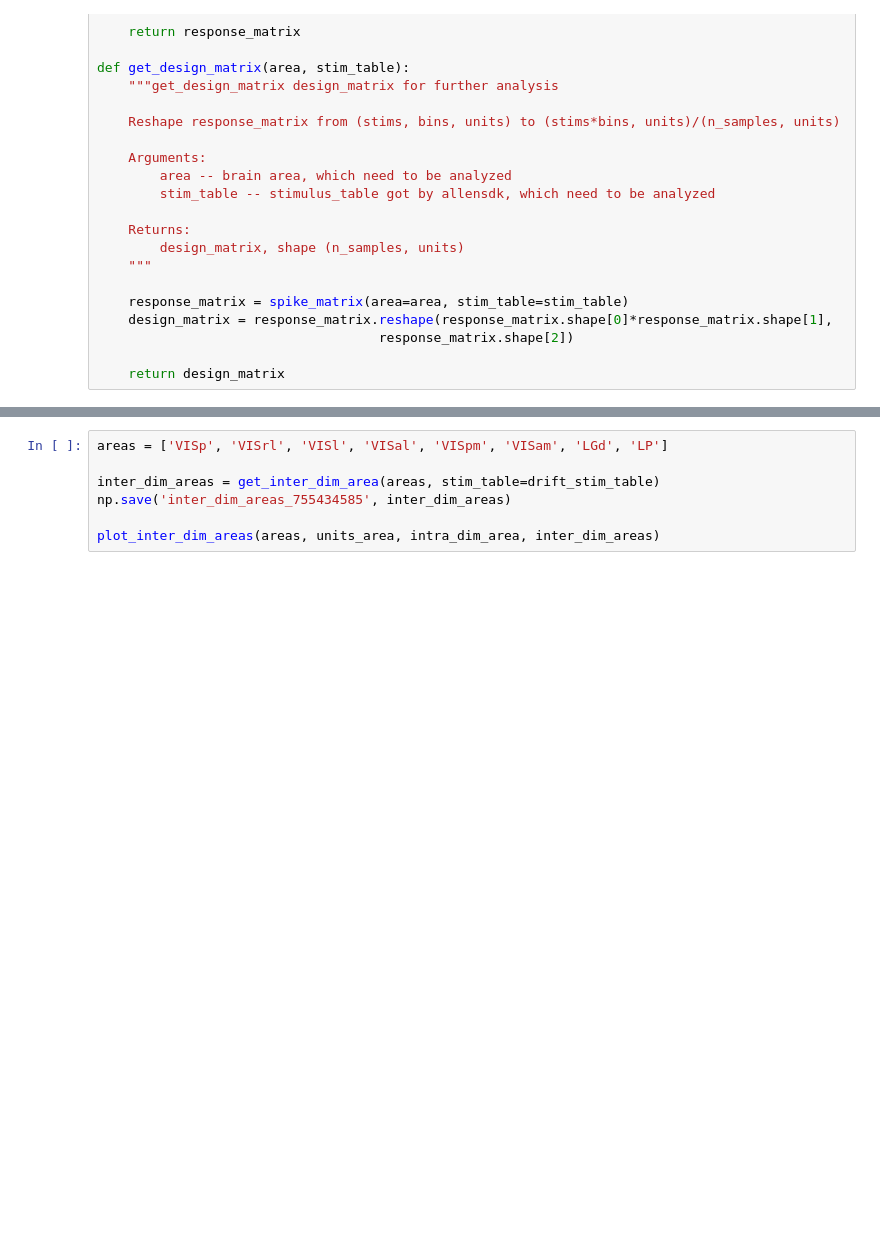
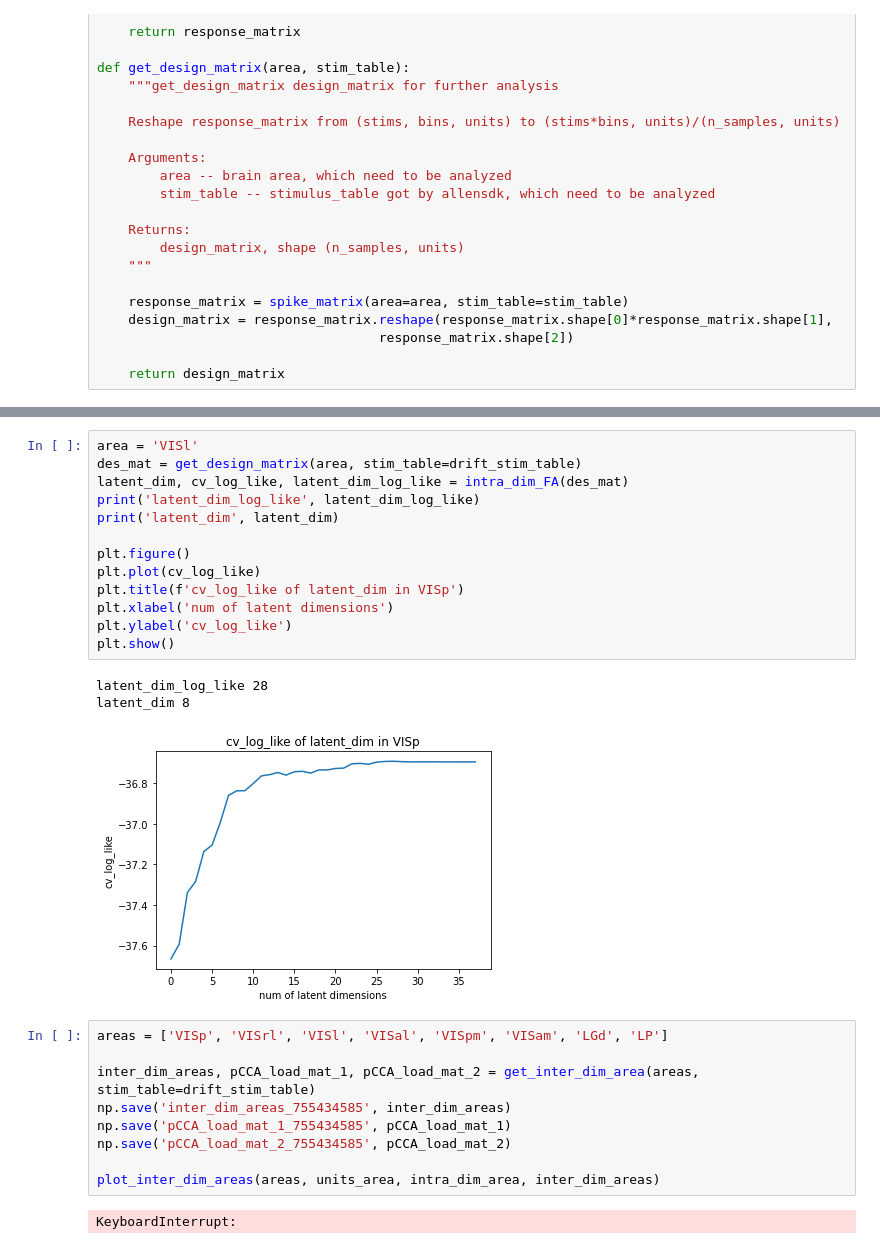
Before and after one commit to Jp-17/Coding_learning, a Jupyter notebook: Project_explore/Information flow across areas/CS_CCA_part2.ipynb, the cells around one changed output, grey strips where cells are left out. Drawn from its saved outputs; the diff is of its cells as text; blank space fills up the shorter version.

```diff
--- a/Project_explore/Information flow across areas/CS_CCA_part2.ipynb
+++ b/Project_explore/Information flow across areas/CS_CCA_part2.ipynb
@@ -520,7 +626,28 @@ def plot_inter_dim_areas(areas, intra_dim_area, inter_dim_areas):
+# %%
+area = 'VISl'
+des_mat = get_design_matrix(area, stim_table=drift_stim_table)
+latent_dim, cv_log_like, latent_dim_log_like = intra_dim_FA(des_mat)
+print('latent_dim_log_like', latent_dim_log_like)
+print('latent_dim', latent_dim)
+
+plt.figure()
+plt.plot(cv_log_like)
+plt.title(f'cv_log_like of latent_dim in VISp')
+plt.xlabel('num of latent dimensions')
+plt.ylabel('cv_log_like')
+plt.show()
+# %% [output]
+latent_dim_log_like 28
+latent_dim 8
+[figure, added]
 # %%
 areas = ['VISp', 'VISrl', 'VISl', 'VISal', 'VISpm', 'VISam', 'LGd', 'LP']
 
-inter_dim_areas = get_inter_dim_area(areas, stim_table=drift_stim_table)
+inter_dim_areas, pCCA_load_mat_1, pCCA_load_mat_2 = get_inter_dim_area(areas, stim_table=drift_stim_table)
 np.save('inter_dim_areas_755434585', inter_dim_areas)
+np.save('pCCA_load_mat_1_755434585', pCCA_load_mat_1)
+np.save('pCCA_load_mat_2_755434585', pCCA_load_mat_2)
 
 plot_inter_dim_areas(areas, units_area, intra_dim_area, inter_dim_areas)
+# %% [output]
+KeyboardInterrupt:
```
Also changed, not shown: parts of 2 cells of this notebook, 4 other files.
